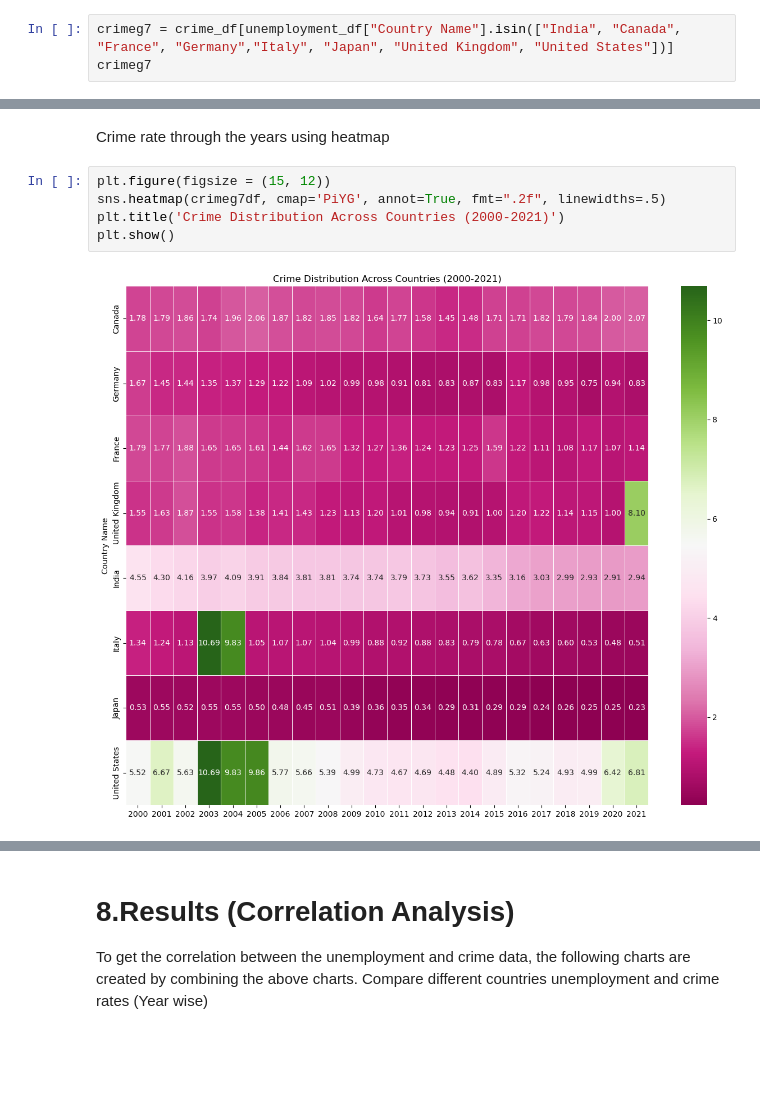
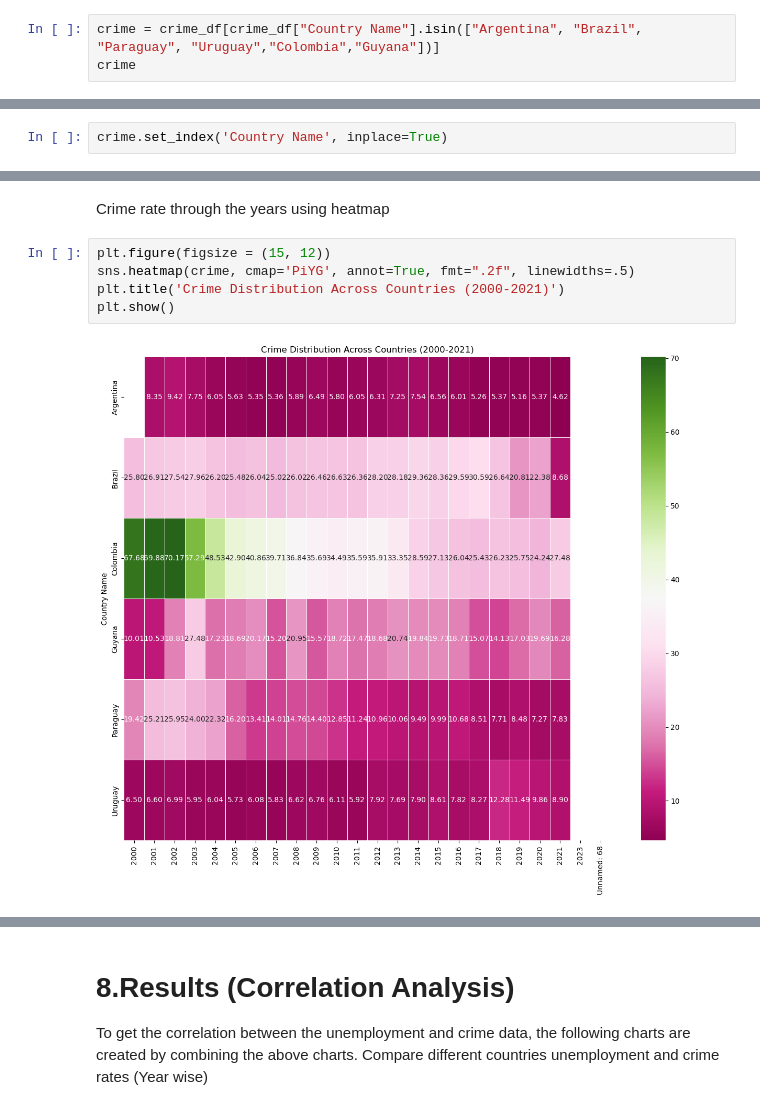
Before and after one commit to RajSinha77/made_ws24, a Jupyter notebook: project/report.ipynb, the cells around one changed output, grey strips where cells are left out. Drawn from its saved outputs; the diff is of its cells as text; blank space fills up the shorter version.

```diff
--- a/project/report.ipynb
+++ b/project/report.ipynb
@@ -255,4 +286,4 @@ unemploymentg7df
 # %%
-crimeg7 = crime_df[unemployment_df["Country Name"].isin(["India", "Canada", "France", "Germany","Italy", "Japan", "United Kingdom", "United States"])]
-crimeg7
+crime = crime_df[crime_df["Country Name"].isin(["Argentina", "Brazil", "Paraguay", "Uruguay","Colombia","Guyana"])]
+crime
 # %% [output]
@@ -289,0 +298,2 @@ crimeg7df
+# %%
+crime.set_index('Country Name', inplace=True)
@@ -333,8 +366,8 @@ plt.show()
 Crime rate through the years using heatmap
 # %%
 plt.figure(figsize = (15, 12))
-sns.heatmap(crimeg7df, cmap='PiYG', annot=True, fmt=".2f", linewidths=.5)
+sns.heatmap(crime, cmap='PiYG', annot=True, fmt=".2f", linewidths=.5)
 plt.title('Crime Distribution Across Countries (2000-2021)')
 plt.show()
 # %% [output]
-[figure, old version]
+[figure, new version]
```
Also changed, not shown: parts of 27 cells of this notebook.
